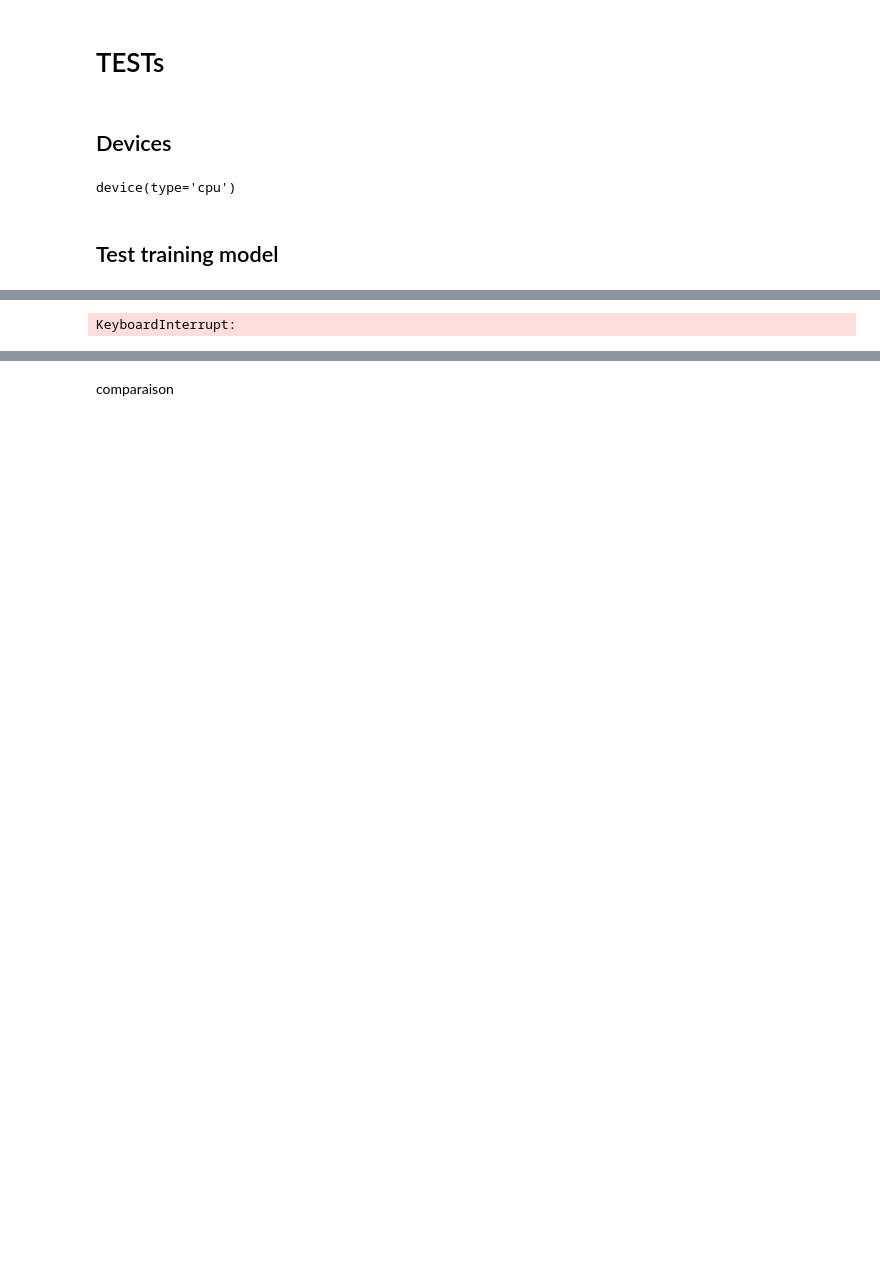
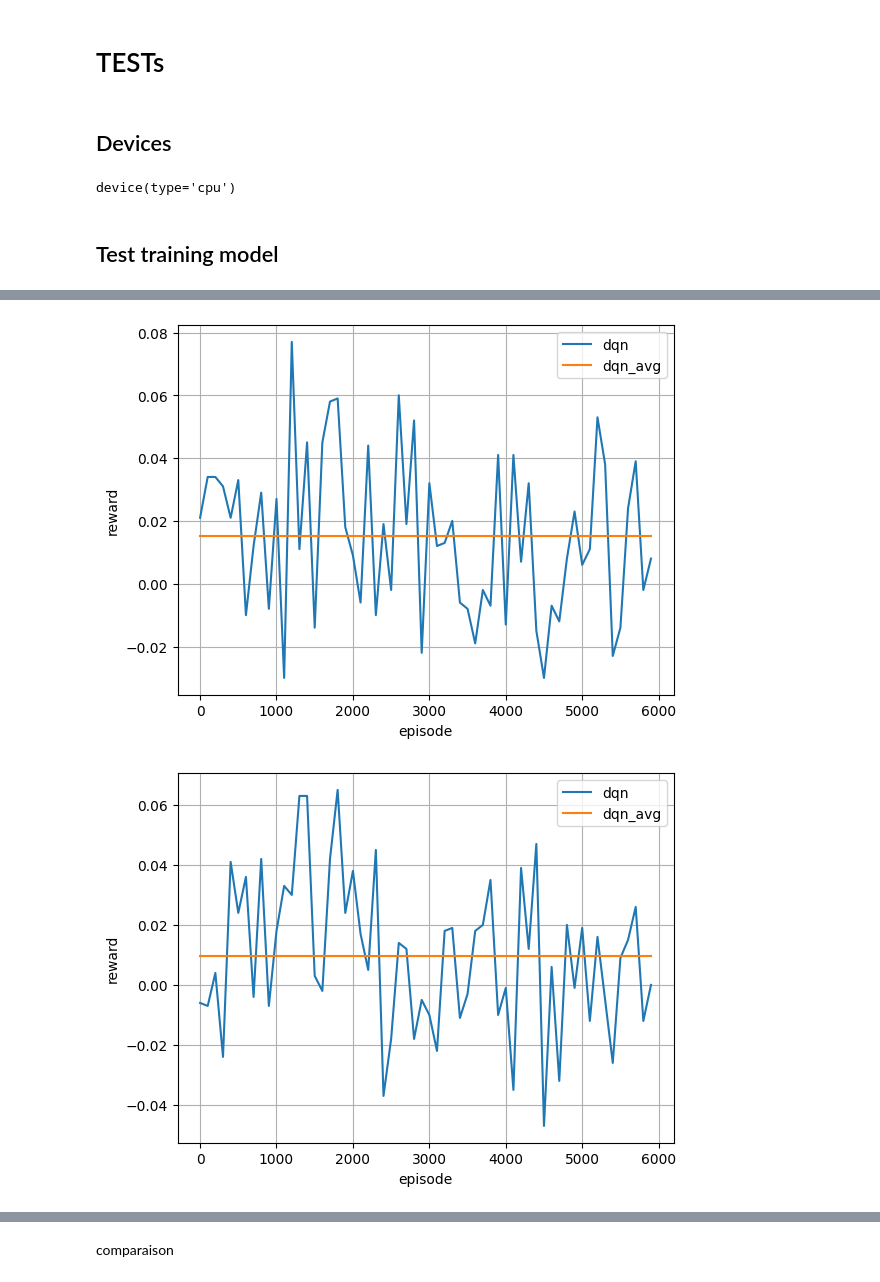
Before and after one commit to Flyns157/SmartCardAI, a Jupyter notebook: test.ipynb, the cells around one changed output, grey strips where cells are left out. Cells and saved outputs as stored; diff of their text form; code cells hidden in the pictures; blank space fills up the shorter version.

```diff
--- a/test.ipynb
+++ b/test.ipynb
@@ -31,7 +31,7 @@ layer_architectures = tuple([e * basic_size for e in layer_type] for layer_type
 
 resume = True
 
-train_time={'heure': 0,
+train_time={'heure': 1,
             'minute': 5,
             'seconde': 0}
 
@@ -41,5 +41,5 @@ estimated_train_time = train_time * 1.2 * len(layer_architectures)
 print(f'Estimated train time : {estimated_train_time//3600}h {estimated_train_time%3600//60}m {estimated_train_time%3600%60}')
 
 for i, layers in enumerate(layer_architectures[0:]):
-    train(env_type='uno', algorithm='dqn', seed=42, num_episodes=5000, dir=fr'./trained_models/local/{i}', mlp_layers=layers, resume_training=[None,'model.pth'][os.path.exists(fr'./trained_models/local/{0}/model.pth') and resume], learning_rate=0.05, max_time=train_time) #
+    train(env_type='uno', algorithm='dqn', seed=42, num_episodes=6000, dir=fr'./trained_models/local/{i}', mlp_layers=layers, resume_training=[None,'model.pth'][os.path.exists(fr'./trained_models/local/{0}/model.pth') and resume], learning_rate=0.05, max_time=train_time) #
 # %% [output]
@@ -63 +63,2 @@ Logs saved in ./trained_models/local/0
-KeyboardInterrupt:
+[figure, added]
+[figure, added]
```
Also changed, not shown: parts of 4 cells of this notebook, 1 other file.
